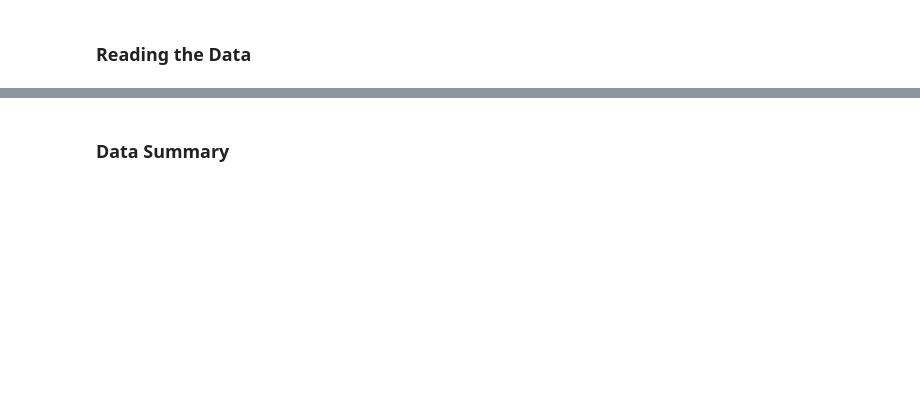
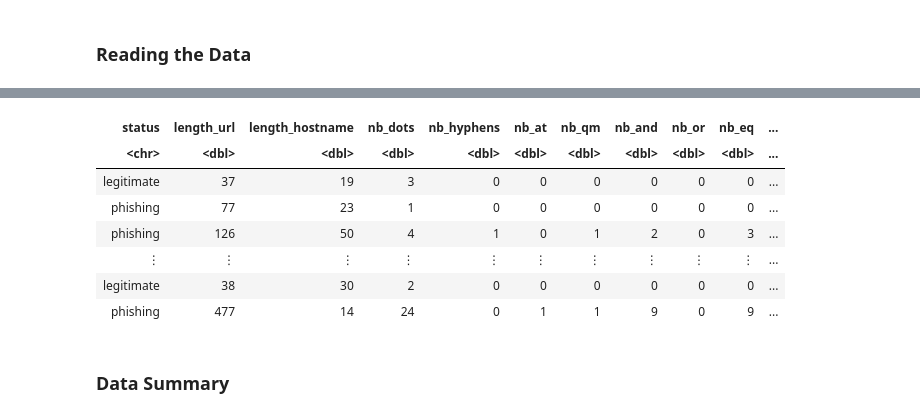
Before and after one commit to BriHan-Tech/phishing-detection, a Jupyter notebook: Topic Proposal.ipynb, the cells around one changed output, grey strips where cells are left out. Cells and saved outputs as stored; diff of their text form; code cells hidden in the pictures; blank space fills up the shorter version.

```diff
--- a/Topic Proposal.ipynb
+++ b/Topic Proposal.ipynb
@@ -82,0 +77,73 @@ A tibble: 2858 × 31
+# %%
+phishing_subset <- phishing_data |>
+                   select(status, length_url, length_hostname, nb_dots, nb_hyphens, nb_at, nb_qm, nb_and, nb_or, nb_eq, nb_underscore, nb_tilde,
+                          nb_percent, nb_slash, nb_star, nb_colon, nb_comma, nb_semicolumn, nb_dollar, nb_space, http_in_path, https_token,
+                          ratio_digits_url, ratio_digits_host, nb_subdomains,longest_word_host, longest_word_path, avg_words_raw, avg_word_host,
+                          domain_registration_length) %>%
+                   mutate(https_token = as_factor(https_token))
+
+names <- colnames(phishing_subset |> select(-status))
+
+# create an empty tibble to store the results
+accuracies <- tibble(size = integer(),
+                     model_string = character(),
+                     accuracy = numeric())
+
+# create a model specification
+knn_spec <- nearest_neighbor(weight_func = "rectangular",
+                             neighbors = tune()) |>
+     set_engine("kknn") |>
+     set_mode("classification")
+
+# create a 5-fold cross-validation object
+phishing_vfold <- vfold_cv(phishing_subset, v = 5, strata = status)
+
+# store the total number of predictors
+n_total <- length(names)
+
+# stores selected predictors
+selected <- c()
+
+# for every size from 1 to the total number of predictors
+for (i in 1:n_total) {
+    # for every predictor still not added yet
+    accs <- list()
+    models <- list()
+    for (j in 1:length(names)) {
+        # create a model string for this combination of predictors
+        preds_new <- c(selected, names[[j]])
+        model_string <- paste("status", "~", paste(preds_new, collapse="+"))
+
+        # create a recipe from the model string
+        phishing_recipe <- recipe(as.formula(model_string),
+                                  data = phishing_subset) |>
+                          step_scale(all_numeric_predictors()) |>
+                          step_center(all_numeric_predictors())
+
+        # tune the KNN classifier with these predictors,
+        # and collect the accuracy for the best K
+        acc <- workflow() |>
+               add_recipe(phishing_recipe) |>
+               add_model(knn_spec) |>
+               tune_grid(resamples = phishing_vfold, grid = 10) |>
+               collect_metrics() |>
+               filter(.metric == "accuracy") |>
+               summarize(mx = max(mean))
+        acc <- acc$mx |> unlist()
+
+        # add this result to the dataframe
+        accs[[j]] <- acc
+        models[[j]] <- model_string
+    }
+    jstar <- which.max(unlist(accs))
+    accuracies <- accuracies |>
+      add_row(size = i,
+              model_string = models[[jstar]],
+              accuracy = accs[[jstar]])
+    selected <- c(selected, names[[jstar]])
+    names <- names[-jstar]
+}
+accuracies
+
+phishing_subset
+# %% [output]
@@ -83,2 +177,10 @@ A tibble: 2858 × 31
+| status | length_url | length_hostname | nb_dots | nb_hyphens | nb_at | nb_qm | nb_and | nb_or | nb_eq | ... |
+| <chr> | <dbl> | <dbl> | <dbl> | <dbl> | <dbl> | <dbl> | <dbl> | <dbl> | <dbl> | ... |
+| legitimate | 37 | 19 | 3 | 0 | 0 | 0 | 0 | 0 | 0 | ... |
+| phishing | 77 | 23 | 1 | 0 | 0 | 0 | 0 | 0 | 0 | ... |
+| phishing | 126 | 50 | 4 | 1 | 0 | 1 | 2 | 0 | 3 | ... |
+| ⋮ | ⋮ | ⋮ | ⋮ | ⋮ | ⋮ | ⋮ | ⋮ | ⋮ | ⋮ | ... |
+| legitimate | 38 | 30 | 2 | 0 | 0 | 0 | 0 | 0 | 0 | ... |
+| phishing | 477 | 14 | 24 | 0 | 1 | 1 | 9 | 0 | 9 | ... |
 # %% [markdown]
 ### Data Summary
```
Also changed, not shown: parts of 20 cells of this notebook.
